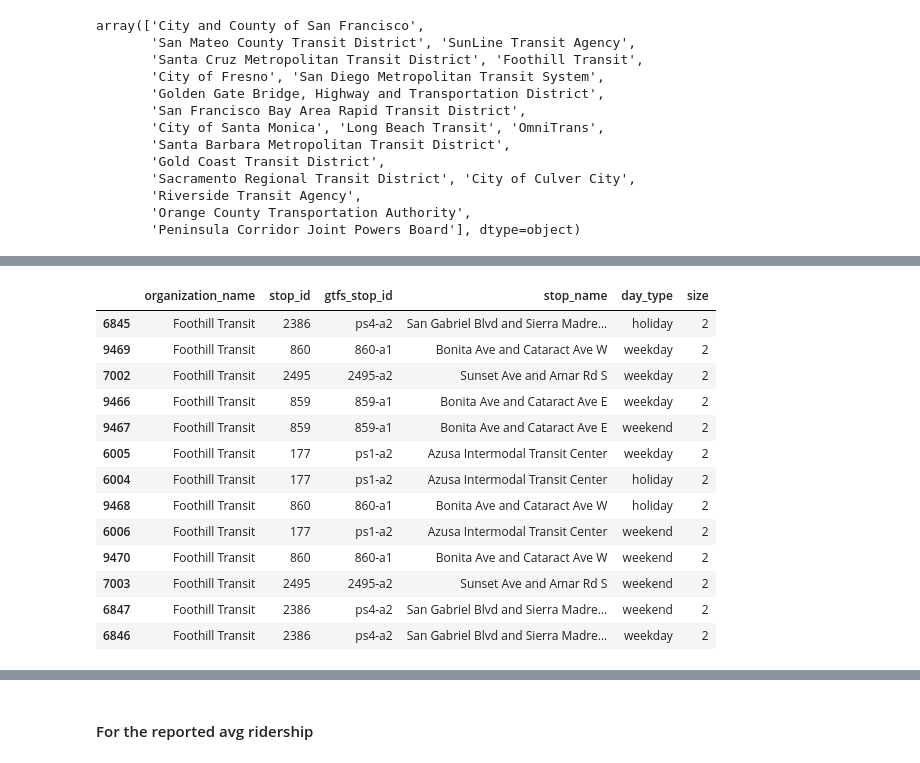
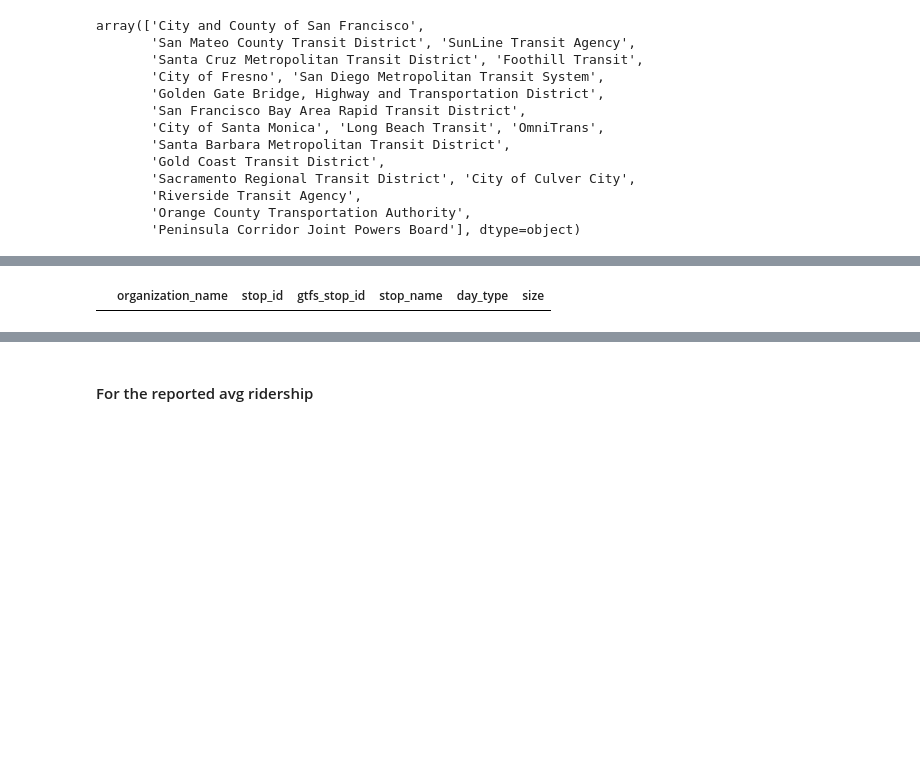
Before and after one commit to cal-itp/transit-ridership-analytics, a Jupyter notebook: fct_table.ipynb, the cells around one changed output, grey strips where cells are left out. Cells and saved outputs as stored; diff of their text form; code cells hidden in the pictures; blank space fills up the shorter version.

Commit message:
Deduplicate stops and keep records with either missing id or name

```diff
--- a/fct_table.ipynb
+++ b/fct_table.ipynb
@@ -133,8 +164,7 @@ array(['City and County of San Francisco',
        'Orange County Transportation Authority',
        'Peninsula Corridor Joint Powers Board'], dtype=object)
 # %%
-df_reported_daily = df_ridership[(df_ridership["daily_ridership_basis"] == "reported_daily") |
-                                 (df_ridership["organization_name"] == "Riverside Transit Agency")].copy()
+df_reported_daily = df_ridership[(df_ridership["daily_ridership_basis"] == "reported_daily")].copy()
 df_reported_daily["organization_name"].unique()
 # %% [output]
 array(['City and County of San Francisco',
@@ -188,7 +216,9 @@ df_reported_daily.groupby(["organization_name", "stop_id", "gtfs_stop_id", "stop
 df_reported_daily_agg = df_reported_daily.groupby(by=["dataset_id", "organization_name", "service_name", "stop_id", "gtfs_stop_id", "stop_name",
                                                     "stop_lat", "stop_lon", "day_type"], as_index=False, dropna=False).agg(avg_daily_boardings = ("daily_boardings", "mean"),
                                                                                                             avg_daily_alightings = ("daily_alightings", "mean"),
-                                                                                                            avg_daily_ridership = ("daily_total_ridership", "mean"))
+                                                                                                            avg_daily_ridership = ("daily_total_ridership", "mean"),
+                                                                                                            start_date = ("start_date", "min"),
+                                                                                                            end_date = ("end_date", "max"))
 df_reported_daily_agg.head()
 # %% [output]
 |  | dataset_id | organization_name | service_name | stop_id | gtfs_stop_id | stop_name | stop_lat | stop_lon | ... |
@@ -198,5 +228,5 @@ df_reported_daily_agg.head()
 | 3 | 011CF30F49575609 | San Francisco Bay Area Rapid Tran... | Bay Area Rapid Transit | <NA> | 900109 | 12th Street / Oakland City Center | 37.803482 | -122.271630 | ... |
 | 4 | 011CF30F49575609 | San Francisco Bay Area Rapid Tran... | Bay Area Rapid Transit | <NA> | 900209 | 19th Street / Oakland | 37.808078 | -122.268758 | ... |
 # %%
-df_reported_daily_agg = pd.merge(df_reported_daily_agg, df_dim[["dataset_id", "start_date_collected", "end_date_collected"]], on="dataset_id")
-df_reported_daily_agg.head()
+# df_reported_daily_agg = pd.merge(df_reported_daily_agg, df_dim[["dataset_id", "start_date_collected", "end_date_collected"]], on="dataset_id")
+# df_reported_daily_agg.head()
@@ -210,3 +233,5 @@ df_reported_daily_agg.head()
+# %%
+df_reported_daily_agg["avg_daily_method"] = "avg_from_daily"
 # %%
 len(df_reported_daily_agg["organization_name"].unique())
 # %% [output]
@@ -214,20 +239,7 @@ len(df_reported_daily_agg["organization_name"].unique())
 # %%
 # check duplicates
-t_dup_check = df_reported_daily_agg.groupby(["organization_name", "stop_id", "gtfs_stop_id", "stop_name", "day_type"], as_index=False).size().sort_values(by="size", ascending=False)
-t_dup_check[t_dup_check["size"] > 1]
+t_dup_check = df_reported_daily_agg.groupby(["organization_name", "stop_id", "gtfs_stop_id", "stop_name", "day_type"], as_index=False, dropna=False).size().sort_values(by="size", ascending=False)
+t_dup_check[t_dup_check["size"] > 1].sort_values(by="stop_id")
 # %% [output]
 |  | organization_name | stop_id | gtfs_stop_id | stop_name | day_type | size |
-| 6845 | Foothill Transit | 2386 | ps4-a2 | San Gabriel Blvd and Sierra Madre... | holiday | 2 |
-| 9469 | Foothill Transit | 860 | 860-a1 | Bonita Ave and Cataract Ave W | weekday | 2 |
-| 7002 | Foothill Transit | 2495 | 2495-a2 | Sunset Ave and Amar Rd S | weekday | 2 |
-| 9466 | Foothill Transit | 859 | 859-a1 | Bonita Ave and Cataract Ave E | weekday | 2 |
-| 9467 | Foothill Transit | 859 | 859-a1 | Bonita Ave and Cataract Ave E | weekend | 2 |
-| 6005 | Foothill Transit | 177 | ps1-a2 | Azusa Intermodal Transit Center | weekday | 2 |
-| 6004 | Foothill Transit | 177 | ps1-a2 | Azusa Intermodal Transit Center | holiday | 2 |
-| 9468 | Foothill Transit | 860 | 860-a1 | Bonita Ave and Cataract Ave W | holiday | 2 |
-| 6006 | Foothill Transit | 177 | ps1-a2 | Azusa Intermodal Transit Center | weekend | 2 |
-| 9470 | Foothill Transit | 860 | 860-a1 | Bonita Ave and Cataract Ave W | weekend | 2 |
-| 7003 | Foothill Transit | 2495 | 2495-a2 | Sunset Ave and Amar Rd S | weekend | 2 |
-| 6847 | Foothill Transit | 2386 | ps4-a2 | San Gabriel Blvd and Sierra Madre... | weekend | 2 |
-| 6846 | Foothill Transit | 2386 | ps4-a2 | San Gabriel Blvd and Sierra Madre... | weekday | 2 |
 # %%
```
Also changed, not shown: parts of 75 cells of this notebook, 21 other files.
